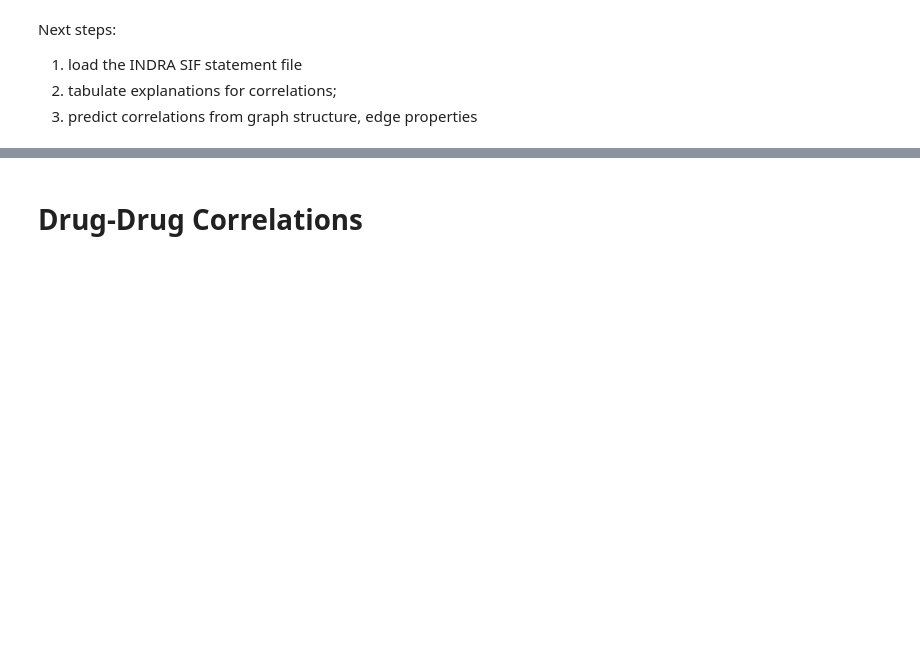
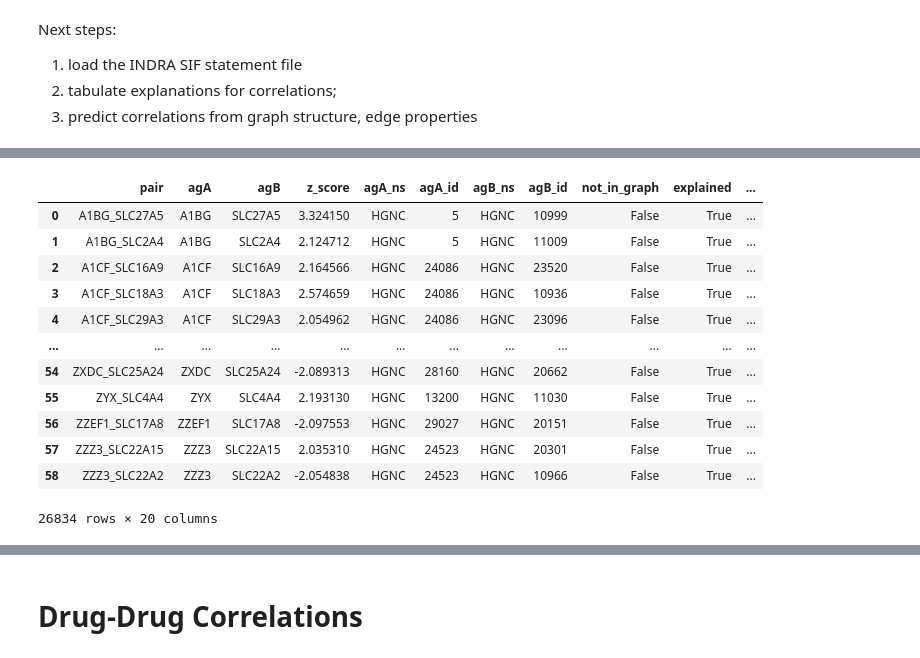
Before and after one commit to johnbachman/depmap_analysis, a Jupyter notebook: notebooks/Biomarkers of Dependency.ipynb, the cells around one changed output, grey strips where cells are left out. Drawn from its saved outputs; the diff is of its cells as text; code cells hidden in the pictures; blank space fills up the shorter version.

```diff
--- a/notebooks/Biomarkers of Dependency.ipynb
+++ b/notebooks/Biomarkers of Dependency.ipynb
@@ -318,0 +386,2 @@ Next steps:
+# %%
+slc_genes = list(slc_df['Approved symbol'].values)
@@ -318,0 +408,15 @@ Next steps:
+# %%
+# Load reactome dict
+reactome_file = '/Users/johnbachman/Dropbox/1johndata/Knowledge File/Biology/Research/Big Mechanism/' \
+                'datasets/depmap_analysis/reactome_pathways.pkl'
+
+apriori_mapping = get_mitocarta_info(mito_file)
+
+with open(reactome_file, 'rb') as f:
+    up2path, _, pathid2pathname = pickle.load(f)
+
+reactome_dict = {'uniprot_mapping': up2path,
+                 'pathid_name_mapping': pathid2pathname}
+
+expl_funcs=['apriori_explained', 'expl_ab', 'expl_ba', 'expl_axb',
+            'expl_bxa', 'find_cp', 'get_st', 'common_reactome_paths']
@@ -318,0 +443,6 @@ Next steps:
+# %%
+sd_range = (2, None)
+dme_file = 'slc_explainer.pkl'
+run_depmap(inet, dme_file, 'unsigned', sd_range, permute_corrs=True,
+           z_score=z_copy, overwrite=True, reactome_dict=reactome_dict,
+           depmap_date='21q1', apriori_explained=apriori_mapping)
@@ -318,0 +478,19 @@ Next steps:
+# %%
+with open(dme_file, 'rb') as f:
+    dme = pickle.load(f)
+# %%
+dme.stats_df
+# %% [output]
+|  | pair | agA | agB | z_score | agA_ns | agA_id | agB_ns | agB_id | not_in_graph | explained | ... |
+| 0 | A1BG_SLC27A5 | A1BG | SLC27A5 | 3.324150 | HGNC | 5 | HGNC | 10999 | False | True | ... |
+| 1 | A1BG_SLC2A4 | A1BG | SLC2A4 | 2.124712 | HGNC | 5 | HGNC | 11009 | False | True | ... |
+| 2 | A1CF_SLC16A9 | A1CF | SLC16A9 | 2.164566 | HGNC | 24086 | HGNC | 23520 | False | True | ... |
+| 3 | A1CF_SLC18A3 | A1CF | SLC18A3 | 2.574659 | HGNC | 24086 | HGNC | 10936 | False | True | ... |
+| 4 | A1CF_SLC29A3 | A1CF | SLC29A3 | 2.054962 | HGNC | 24086 | HGNC | 23096 | False | True | ... |
+| ... | ... | ... | ... | ... | ... | ... | ... | ... | ... | ... | ... |
+| 54 | ZXDC_SLC25A24 | ZXDC | SLC25A24 | -2.089313 | HGNC | 28160 | HGNC | 20662 | False | True | ... |
+| 55 | ZYX_SLC4A4 | ZYX | SLC4A4 | 2.193130 | HGNC | 13200 | HGNC | 11030 | False | True | ... |
+| 56 | ZZEF1_SLC17A8 | ZZEF1 | SLC17A8 | -2.097553 | HGNC | 29027 | HGNC | 20151 | False | True | ... |
+| 57 | ZZZ3_SLC22A15 | ZZZ3 | SLC22A15 | 2.035310 | HGNC | 24523 | HGNC | 20301 | False | True | ... |
+| 58 | ZZZ3_SLC22A2 | ZZZ3 | SLC22A2 | -2.054838 | HGNC | 24523 | HGNC | 10966 | False | True | ... |
+26834 rows × 20 columns
```
Also changed, not shown: parts of 47 cells of this notebook.
